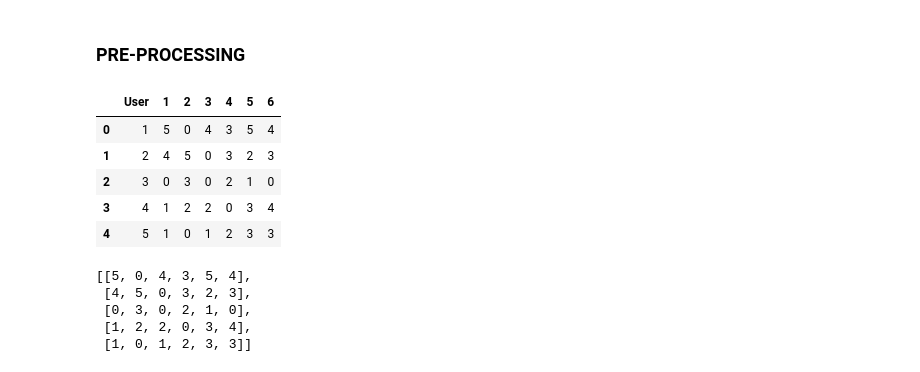
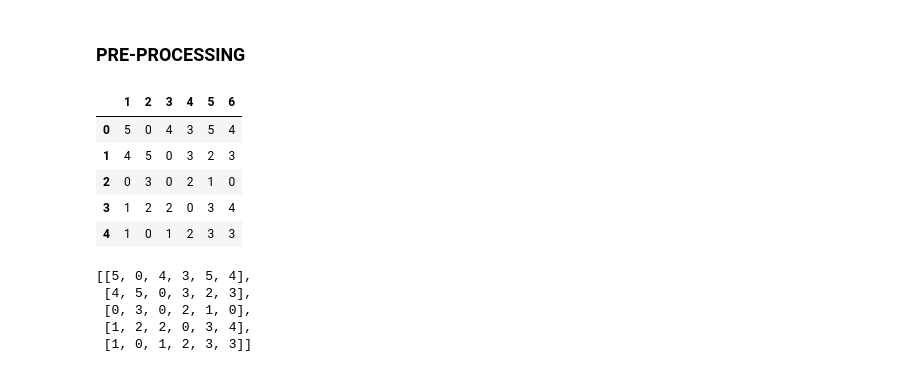
Before and after one commit to DimasDliyaurR/similarity-measure-collaborative-filtering-srp, a Jupyter notebook: main.ipynb, the cells around one changed output. Saved outputs shown, nothing was run; the diff lists cells and outputs as text; code cells hidden in the pictures.

```diff
--- a/main.ipynb
+++ b/main.ipynb
@@ -11,16 +11,16 @@ import helper.helper as hp
 ### PRE-PROCESSING
 # %%
 df = pd.read_csv('../DATA/TOY-DATA/toy.csv')
-df
-# %% [output]
-|  | User | 1 | 2 | 3 | 4 | 5 | 6 |
-| 0 | 1 | 5 | 0 | 4 | 3 | 5 | 4 |
-| 1 | 2 | 4 | 5 | 0 | 3 | 2 | 3 |
-| 2 | 3 | 0 | 3 | 0 | 2 | 1 | 0 |
-| 3 | 4 | 1 | 2 | 2 | 0 | 3 | 4 |
-| 4 | 5 | 1 | 0 | 1 | 2 | 3 | 3 |
 # %%
 df_without_user_column = df.drop(columns=["User"])
+df_without_user_column
+# %% [output]
+|  | 1 | 2 | 3 | 4 | 5 | 6 |
+| 0 | 5 | 0 | 4 | 3 | 5 | 4 |
+| 1 | 4 | 5 | 0 | 3 | 2 | 3 |
+| 2 | 0 | 3 | 0 | 2 | 1 | 0 |
+| 3 | 1 | 2 | 2 | 0 | 3 | 4 |
+| 4 | 1 | 0 | 1 | 2 | 3 | 3 |
 # %%
 matrix = np.array(df_without_user_column).tolist()
 matrix
```
Also changed, not shown: parts of 96 cells of this notebook, 4 other files.
